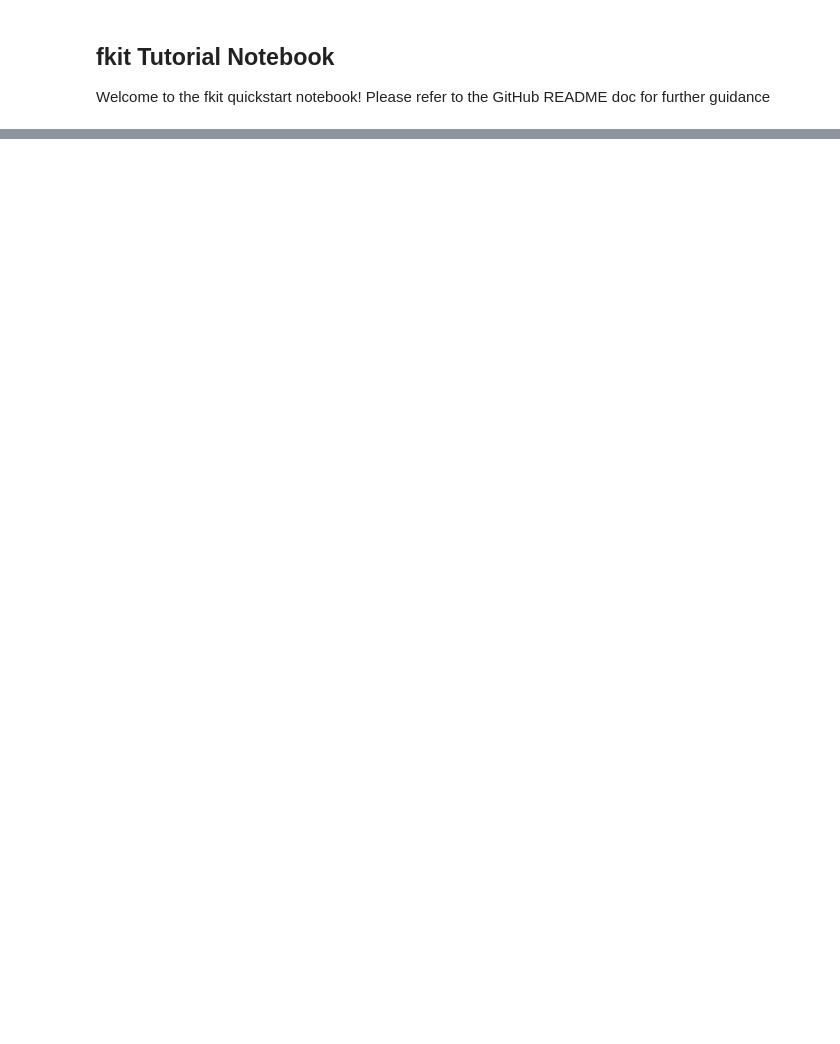
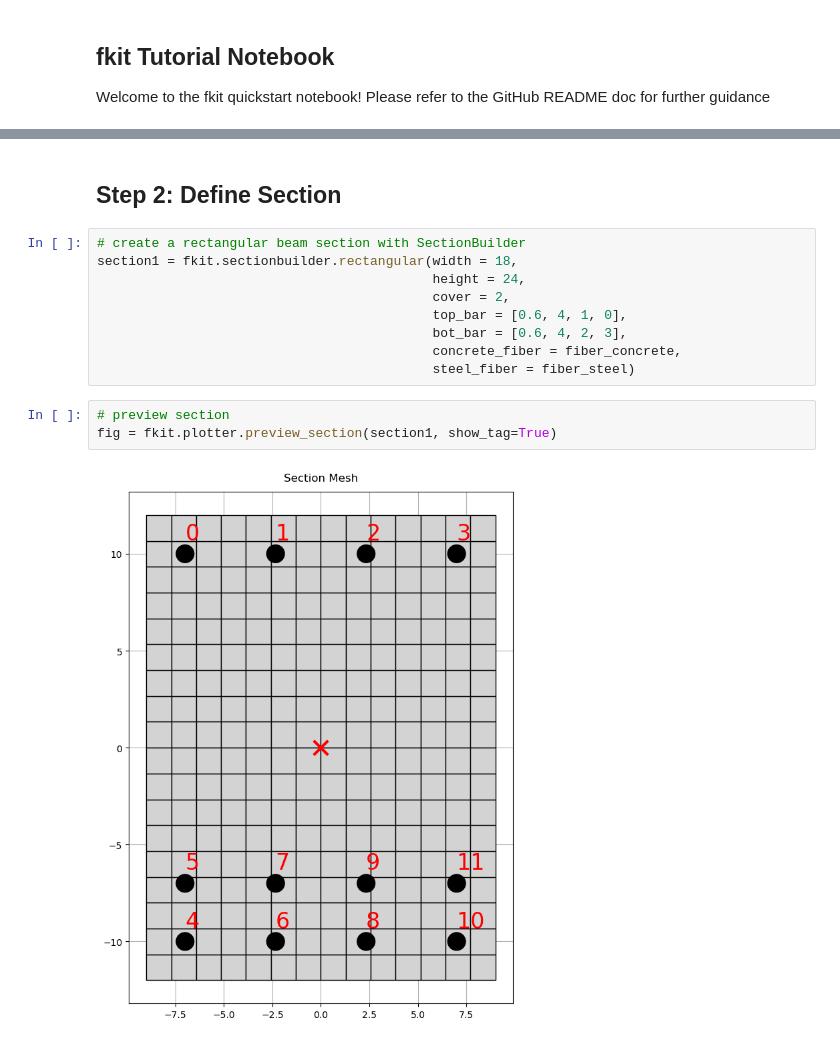
Before and after one commit to wcfrobert/fkit, a Jupyter notebook: main_notebook.ipynb, the cells around one changed output, grey strips where cells are left out. Saved outputs shown, nothing was run; the diff lists cells and outputs as text; blank space fills up the shorter version.

```diff
--- a/main_notebook.ipynb
+++ b/main_notebook.ipynb
@@ -42,0 +43,16 @@ preview_section(section10)
+# %% [markdown]
+## Step 2: Define Section
+# %%
+# create a rectangular beam section with SectionBuilder
+section1 = fkit.sectionbuilder.rectangular(width = 18,
+                                           height = 24,
+                                           cover = 2,
+                                           top_bar = [0.6, 4, 1, 0],
+                                           bot_bar = [0.6, 4, 2, 3],
+                                           concrete_fiber = fiber_concrete,
+                                           steel_fiber = fiber_steel)
+# %%
+# preview section
+fig = fkit.plotter.preview_section(section1, show_tag=True)
+# %% [output]
+[figure, added]
```
Also changed, not shown: parts of 21 cells of this notebook, 2 other files.
